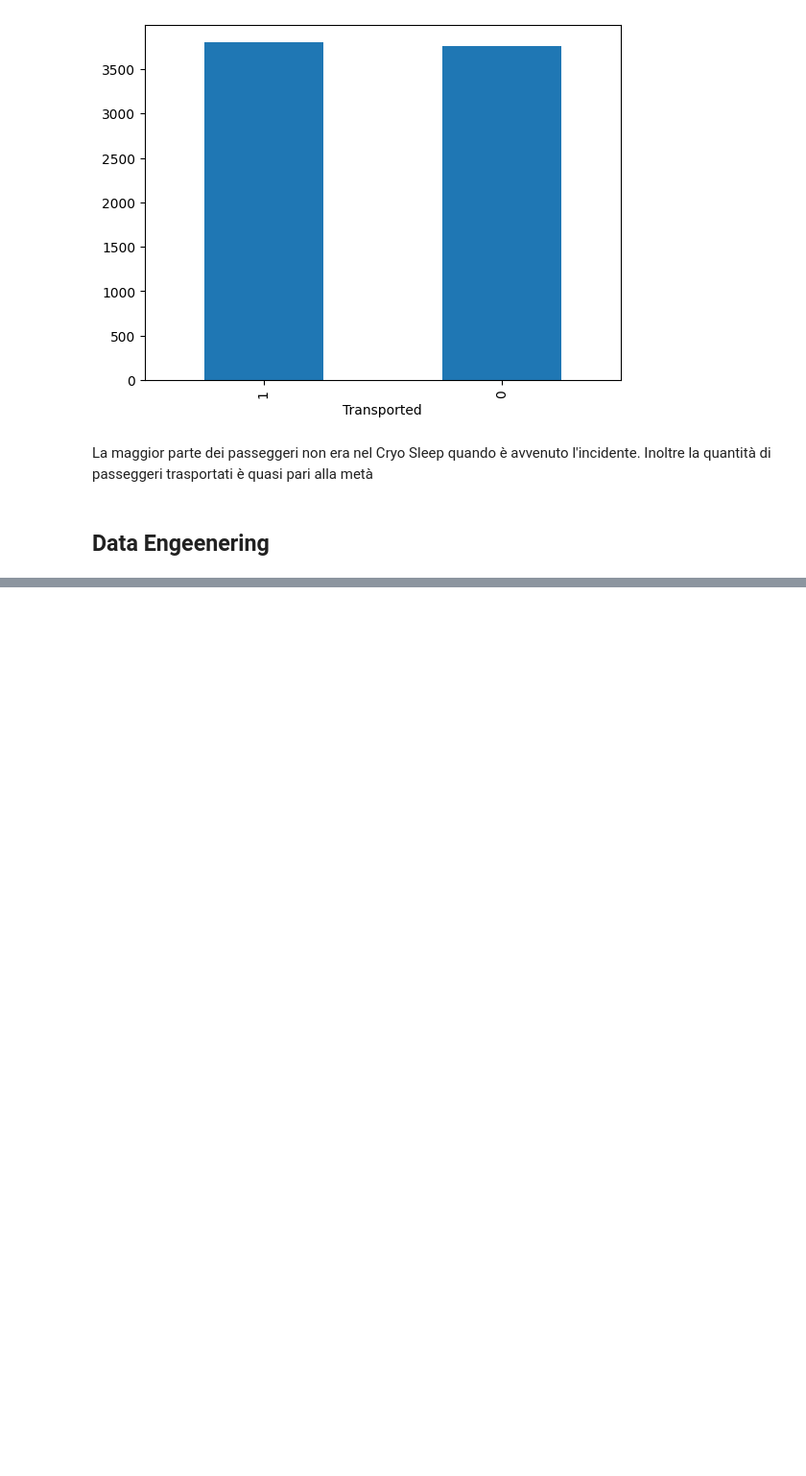
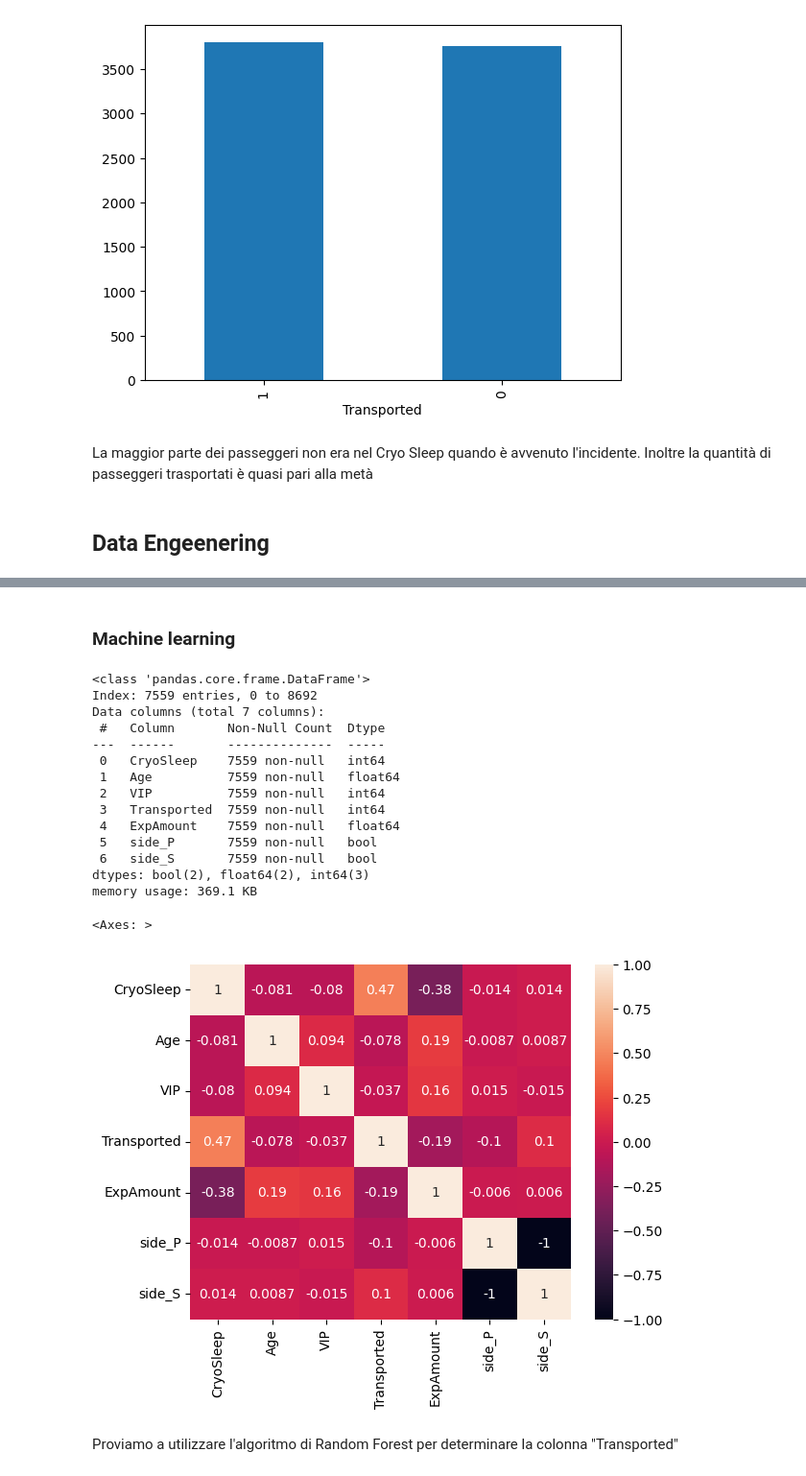
Before and after one commit to NickkGiannini/Kaggle_SpaceShipTitanic, a Jupyter notebook: spaceship-titanic.ipynb, the cells around one changed output, grey strips where cells are left out. Shown: that part at 96% size. Cells and saved outputs as stored; diff of their text form; code cells hidden in the pictures; blank space fills up the shorter version.

```diff
--- a/spaceship-titanic.ipynb
+++ b/spaceship-titanic.ipynb
@@ -202,0 +221,4 @@ train.head()
+# %%
+train[['deck', 'num', 'side']] = train['Cabin'].str.split('/', expand=True)
+train = train.drop(['Cabin'],axis=1)
+train.head()
@@ -202,0 +232,4 @@ train.head()
+# %%
+train[['id', 'group']] = train['PassengerId'].str.split('_', expand=True)
+train = train.drop(['PassengerId','id'],axis=1)
+train.head()
@@ -202,0 +243,4 @@ train.head()
+# %%
+train = pd.get_dummies(train, columns=['side'], drop_first=False)
+train = train.drop(['num','deck'],axis=1)
+train.head()
@@ -202,0 +254,27 @@ train.head()
+# %%
+train['ExpAmount'] = (train['ExpAmount'] - train['ExpAmount'].mean()) / train['ExpAmount'].std()
+train = train.drop(['HomePlanet','Destination','group'],axis=1)
+# %% [markdown]
+### Machine learning
+# %%
+train.info()
+sns.heatmap(train.corr(method='pearson',numeric_only=True), annot=True)
+# %% [output]
+<class 'pandas.core.frame.DataFrame'>
+Index: 7559 entries, 0 to 8692
+Data columns (total 7 columns):
+ #   Column       Non-Null Count  Dtype
+---  ------       --------------  -----
+ 0   CryoSleep    7559 non-null   int64
+ 1   Age          7559 non-null   float64
+ 2   VIP          7559 non-null   int64
+ 3   Transported  7559 non-null   int64
+ 4   ExpAmount    7559 non-null   float64
+ 5   side_P       7559 non-null   bool
+ 6   side_S       7559 non-null   bool
+dtypes: bool(2), float64(2), int64(3)
+memory usage: 369.1 KB
+<Axes: >
+[figure, added]
+# %% [markdown]
+Proviamo a utilizzare l'algoritmo di Random Forest per determinare la colonna "Transported"
```
Also changed, not shown: parts of 25 cells of this notebook.
